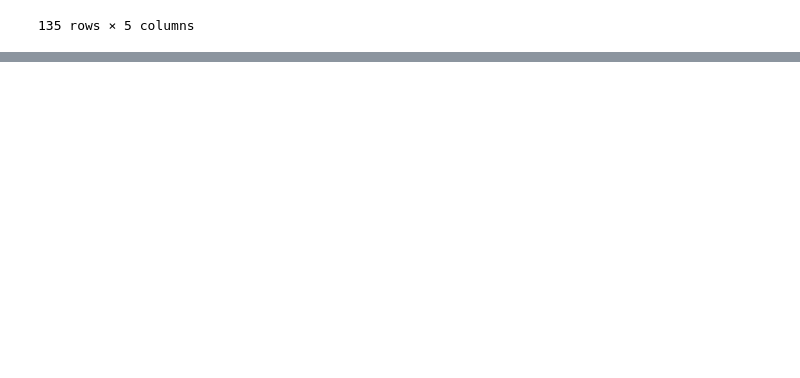
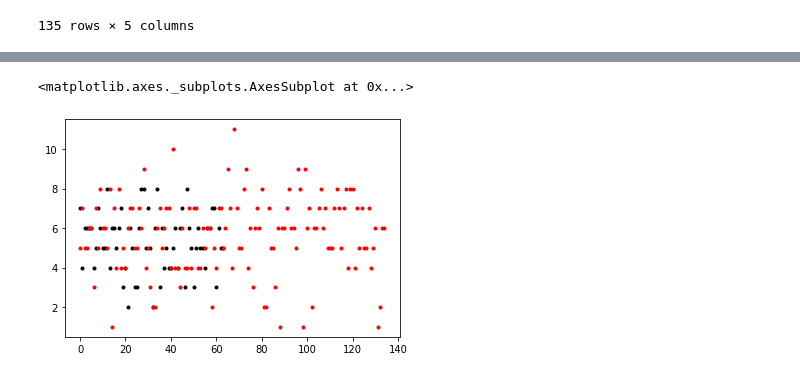
Before and after one commit to sebasb718/Ingenieria-de-datos-Phyton-Platzi, a Jupyter notebook: Jupyter_folder/platzi data live.ipynb, the cells around one changed output, grey strips where cells are left out. Drawn from its saved outputs; the diff is of its cells as text; code cells hidden in the pictures; blank space fills up the shorter version.

```diff
--- a/Jupyter_folder/platzi data live.ipynb
+++ b/Jupyter_folder/platzi data live.ipynb
@@ -386,0 +439,3 @@ Length: 135, dtype: object
+# %%
+clean_eluniversal = pd.read_csv('../web_scrapper/clean_eluniversal_2020_07_14_articles.csv')
+clean_eltiempo = pd.read_csv('../web_scrapper/clean_eltiempo_2020_07_14_articles.csv')
@@ -386,0 +468,6 @@ Length: 135, dtype: object
+# %%
+clean_eltiempo['n_tokens_title'].plot(style='k.')
+clean_eluniversal['n_tokens_title'].plot(style='r.')
+# %% [output]
+<matplotlib.axes._subplots.AxesSubplot at 0x...>
+[figure, added]
```
Also changed, not shown: parts of 16 cells of this notebook, 5 other files.
